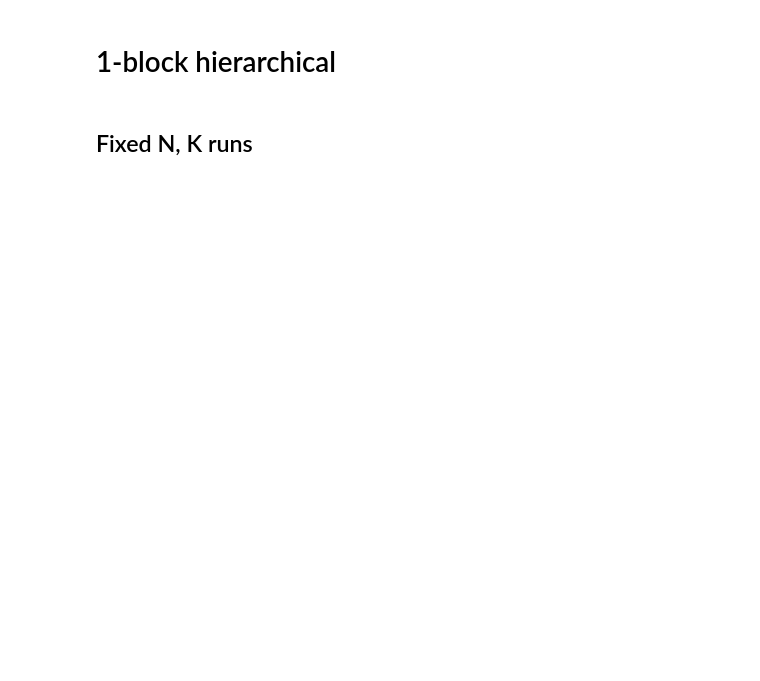
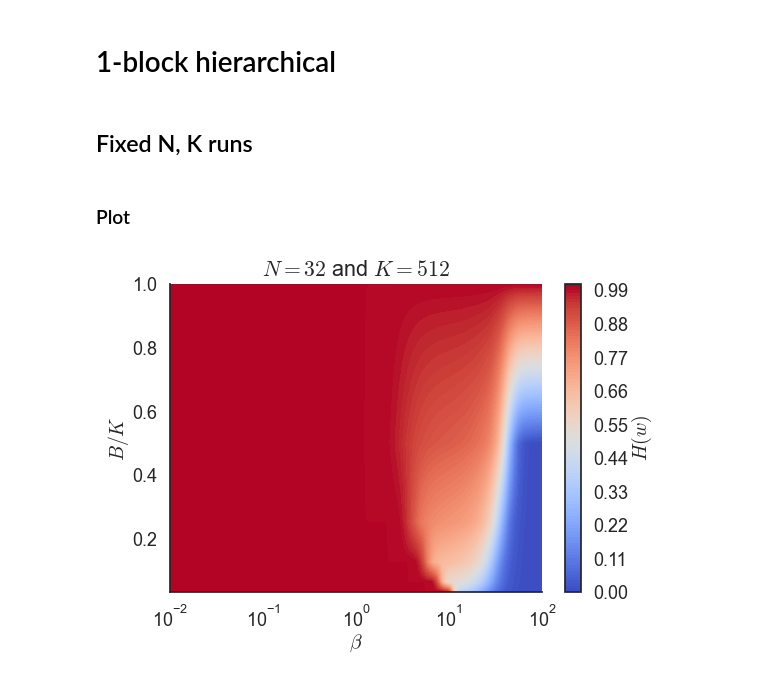
Before and after one commit to vicioms/MHN-Bif, a Jupyter notebook: testing_mhn.ipynb, the cells around one changed output. Cells and saved outputs as stored; diff of their text form; code cells hidden in the pictures; blank space fills up the shorter version.

```diff
--- a/testing_mhn.ipynb
+++ b/testing_mhn.ipynb
@@ -132,0 +290,48 @@ for K in pbar:
+# %% [markdown]
+### Plot
+# %%
+N=32
+rho0 = 0.1
+rho1 = 0.9
+files = list(Path("local_data/").glob(f"block_patterns_N={N}_K=*"))
+files = list(filter(lambda x : f"rho0={rho0}" in x.stem and f"rho1={rho1}" in x.stem, files ))
+files_per_KB = {(int(file.stem[file.stem.find('K=')+2:file.stem.find('_B=')]),int(file.stem[file.stem.find('B=')+2:file.stem.find('_M=')])) : file for file in files}
+# %%
+K=512
+files_per_B = {B : files_per_KB[K_,B] for K_, B in files_per_KB.keys() if K == K_}
+Bs = list(sorted(files_per_B.keys()))
+Bs_arr = np.array(Bs)
+logBs_arr = np.log(Bs)
+# %%
+entropies_fp = []
+entropies_fp_centered = []
+similarities_fp = []
+similarities_fp_centered = []
+betas = None
+for B in Bs:
+    data_dict = np.load(files_per_B[B], allow_pickle=True)
+    betas = data_dict['betas']
+    entropies_fp.append(get_entropies(torch.as_tensor(data_dict['weights_fp'])).mean(dim=0).numpy())
+    entropies_fp_centered.append(get_entropies(torch.as_tensor(data_dict['weights_fp_centered'])).mean(dim=0).numpy())
+    patterns_centered = data_dict['patterns'] - np.mean(data_dict['patterns'], axis=-1, keepdims=True)
+    recovered_patterns = np.einsum('ski,sbk->sbi', data_dict['patterns'], data_dict['weights_fp'])
+    recovered_patterns_centered = np.einsum('ski,sbk->sbi',  patterns_centered, data_dict['weights_fp_centered'])
+    similarities = np.einsum('sbi,ski->sbk', recovered_patterns/np.linalg.norm(recovered_patterns, axis=-1, keepdims=True), data_dict['patterns']/np.linalg.norm(data_dict['patterns'], axis=-1, keepdims=True))
+    similarities_centered = np.einsum('sbi,ski->sbk', recovered_patterns_centered/np.linalg.norm(recovered_patterns_centered, axis=-1, keepdims=True), patterns_centered/np.linalg.norm(patterns_centered, axis=-1, keepdims=True))
+    similarities_fp.append(similarities)
+    similarities_fp_centered.append(similarities_centered)
+entropies_fp = np.stack(entropies_fp)
+entropies_fp_centered = np.stack(entropies_fp_centered)
+# %%
+fig, ax = plt.subplots(figsize=(6,4))
+plt.contourf(betas, np.array(Bs)/K, entropies_fp_centered/log(K),cmap='coolwarm', levels=100, vmin=0, vmax=1)
+plt.xscale('log')
+plt.xlabel("$\\beta$")
+plt.ylabel("$B/K$")
+plt.title(f"$N={N}$ and $K={K}$")
+cbar = plt.colorbar()
+cbar.set_label("$H(w)$")
+plt.savefig(f"plots/block_patterns_N={N}_K={K}_rho0={rho0}_rho1={rho1}_entropies.pdf")
+plt.show()
+# %% [output]
+[figure, added]
```
Also changed, not shown: parts of 11 cells of this notebook, 24 other files.
